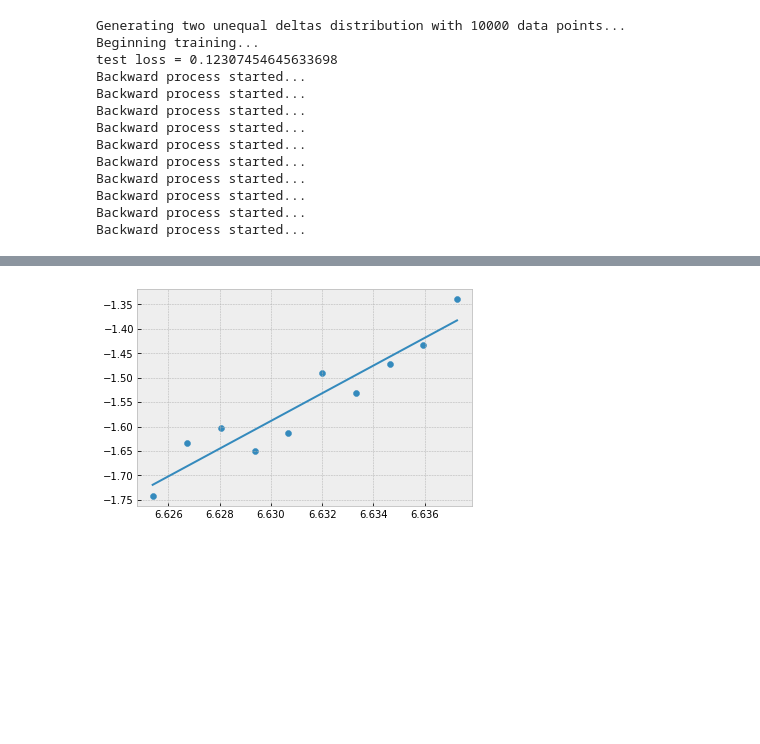
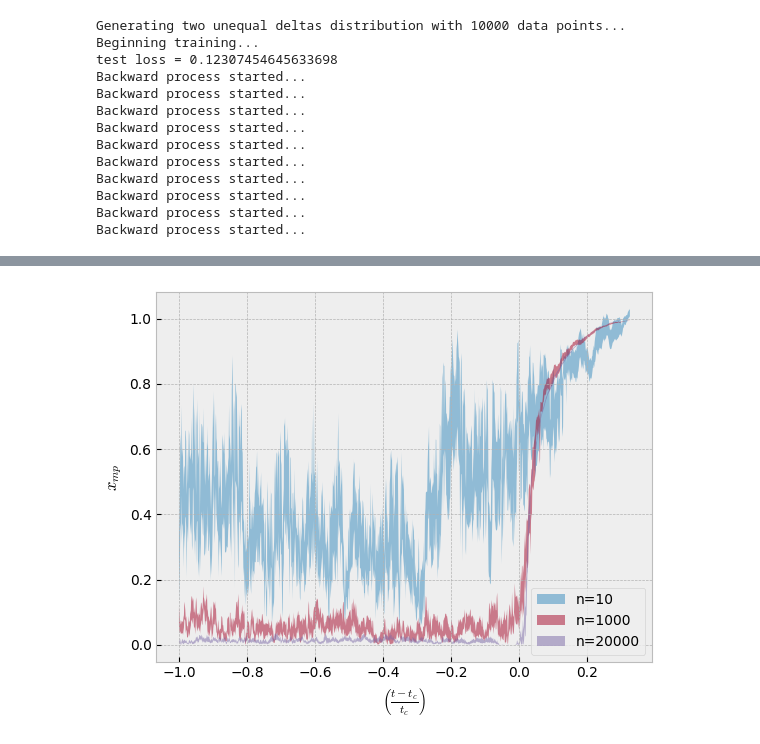
Before and after one commit to W-physics/Tesis, a Jupyter notebook: Critical_time.ipynb, the cells around one changed output, grey strips where cells are left out. Drawn from its saved outputs; the diff is of its cells as text; code cells hidden in the pictures; blank space fills up the shorter version.

Commit message:
Primeros_resultados

```diff
--- a/Critical_time.ipynb
+++ b/Critical_time.ipynb
@@ -106,7 +105,3 @@ def FindMaximumOfGenerations(repetitions):
 
 repetitions = 10
 maximums = FindMaximumOfGenerations(repetitions)
-# %%
-average_maximums = np.average(maximums, axis=0)
-standard_error_maximums = np.std(maximums, axis=0) / np.sqrt(repetitions)
-time_array = np.arange(timesteps)
@@ -119,13 +107,0 @@ plt.plot(time_array, average_maximums[0])
-# %%
-size = 2
-
-for i in range(2):
-    if i < 1:
-        color ='k'
-        label ='c=0'
-    else:
-        color='r'
-        label='c=0.01'
-    plt.scatter(time_array,xmax[i], s=size, color=color, label=label)
-
-plt.legend()
@@ -135,16 +110,76 @@ plt.legend()
 # %%
+ndata_list = [10,100,1000,5000,10000,20000]
+
+fig1, ax1 = plt.subplots()
+fig2, ax2 = plt.subplots()
+
+ax1.set_xlabel(r'$\left(\frac{t-t_c}{t_c}\right)$')
+ax1.set_ylabel(r'$x_{m p}$')
+
+ax2.set_xlabel(r'$\log \left(\frac{t-t_c}{t_c}\right)$')
+ax2.set_ylabel(r'$\log (x_{m p})$')
+
+time_array = np.arange(timesteps)
 tc = timesteps-246
+reduced_time_array = (time_array - tc) / tc
 
-from scipy.stats import linregress
+def FindSlopes(ndata_list):
 
-logy = np.log(average_maximums[0][tc:])
-logx = np.log(time_array[tc:])
+    def lin_func(x, slope, intercept):
+        return slope*x + intercept
 
-N = 10
 
-result = linregress(logx[:N],logy[:N])
+    parameter_array = np.zeros((len(ndata_list),2))
+    perrors = np.zeros((len(ndata_list),2))
 
-plt.scatter(logx[:N],logy[:N])
 
-plt.plot(logx[:N], result.slope * logx[:N] + result.intercept)
+    for i in tqdm(range(len(ndata_list))):
+
+        ndata = ndata_list[i]
+
+        average_maximums = pd.read_csv(fr'data\AM_n={ndata}.csv', header=None).to_numpy()
+        standard_error_maximums = pd.read_csv(fr'data\SE_n={ndata}.csv', header=None).to_numpy()
+
+        if i==0 or i==2 or i==5:
+
+            ax1.fill_between(reduced_time_array, y1=average_maximums[0]+standard_error_maximums[0], y2=average_maximums[0]-standard_error_maximums[0],
+                                label=f'n={ndata}', alpha=0.5, lw=0)
+
+        tol = 10
+
+        logy = np.log(average_maximums[0][tc:])[:tol]
+        logx = np.log(reduced_time_array[tc:])[:tol]
+
+        sigma_logy = standard_error_maximums[0][tc:] / average_maximums[0][tc:]
+        sigma_logy = sigma_logy[:tol]
+
+
+        ###
+        mask = np.isfinite(logx) & np.isfinite(logy) & np.isfinite(sigma_logy)
+        logx = logx[mask]
+        logy = logy[mask]
+        sigma_logy = sigma_logy[mask]
+        ####
+
+        popt, pcov = curve_fit(lin_func, logx, logy, sigma=sigma_logy)
+
+        perr = np.sqrt(np.diag(pcov))
+
+        if i == 5:
+
+            label = fr'n={ndata}, slope:{round(popt[0],2)} +/- {round(perr[0],2)}'
+
+            ax2.errorbar(logx, logy, yerr=sigma_logy,
+                         fmt='o', capsize=6, color='purple', alpha=0.5, elinewidth=0.5)
+            ax2.plot(logx, popt[0]*logx + popt[1], color='purple', label=label)
+
+        parameter_array[i] = popt
+        perrors[i] = perr
+
+    ax2.legend()
+    ax1.legend()
+
+    return parameter_array, perrors
+
+parameter_array, perrors = FindSlopes(ndata_list)
 # %% [output]
@@ -152 +186 @@ plt.plot(logx[:N], result.slope * logx[:N] + result.intercept)
-[figure, old version]
+[figure, new version]
```
Also changed, not shown: parts of 13 cells of this notebook.
